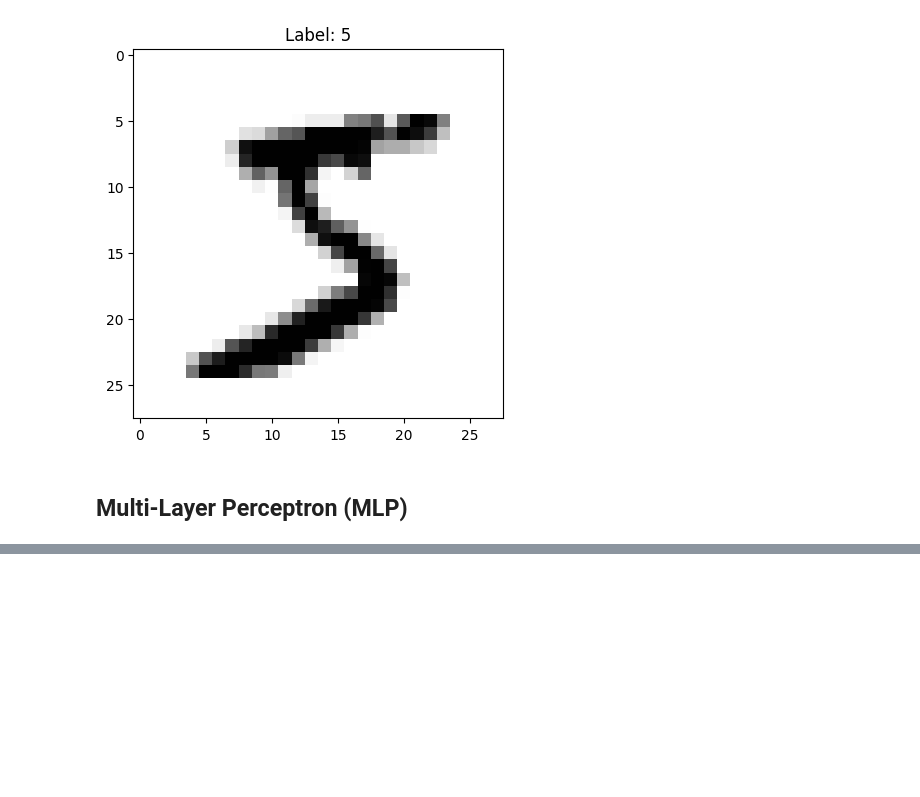
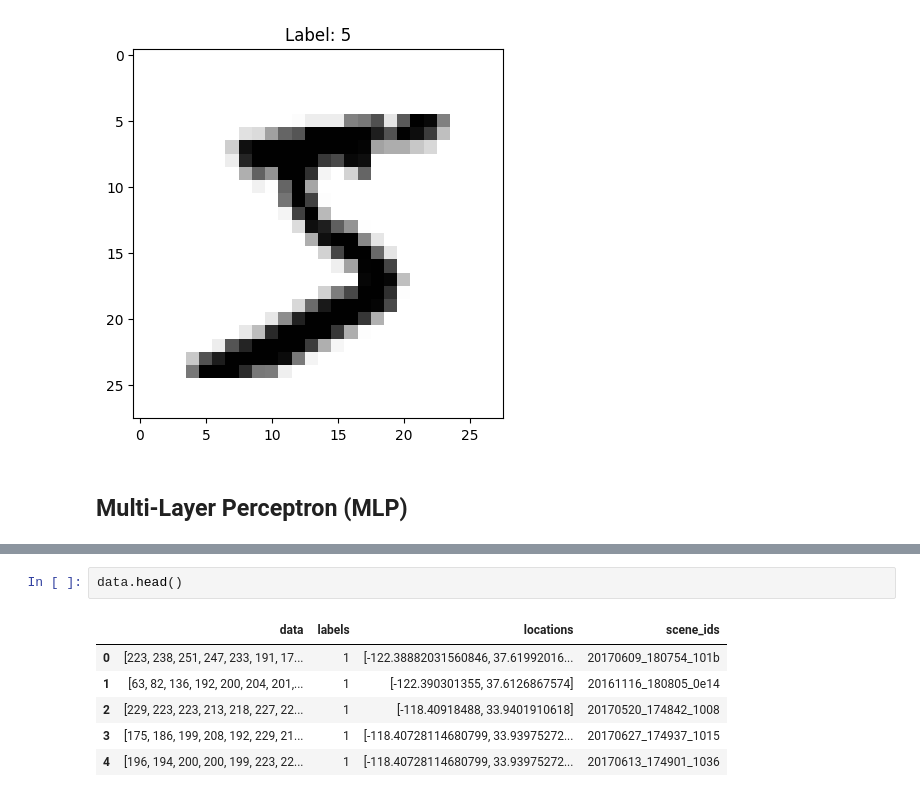
Before and after one commit to yjmark/Remote-sensing, a Jupyter notebook: week08/lab.ipynb, the cells around one changed output, grey strips where cells are left out. Cells and saved outputs as stored; diff of their text form; blank space fills up the shorter version.

```diff
--- a/week08/lab.ipynb
+++ b/week08/lab.ipynb
@@ -153,0 +222,9 @@ CNN Test loss: 0.9229199290275574 | Test accuracy: 0.8228999972343445
+# %%
+data.head()
+# %% [output]
+|  | data | labels | locations | scene_ids |
+| 0 | [223, 238, 251, 247, 233, 191, 17... | 1 | [-122.38882031560846, 37.61992016... | 20170609_180754_101b |
+| 1 | [63, 82, 136, 192, 200, 204, 201,... | 1 | [-122.390301355, 37.6126867574] | 20161116_180805_0e14 |
+| 2 | [229, 223, 223, 213, 218, 227, 22... | 1 | [-118.40918488, 33.9401910618] | 20170520_174842_1008 |
+| 3 | [175, 186, 199, 208, 192, 229, 21... | 1 | [-118.40728114680799, 33.93975272... | 20170627_174937_1015 |
+| 4 | [196, 194, 200, 200, 199, 223, 22... | 1 | [-118.40728114680799, 33.93975272... | 20170613_174901_1036 |
```
Also changed, not shown: parts of 20 cells of this notebook, 1 other file.
